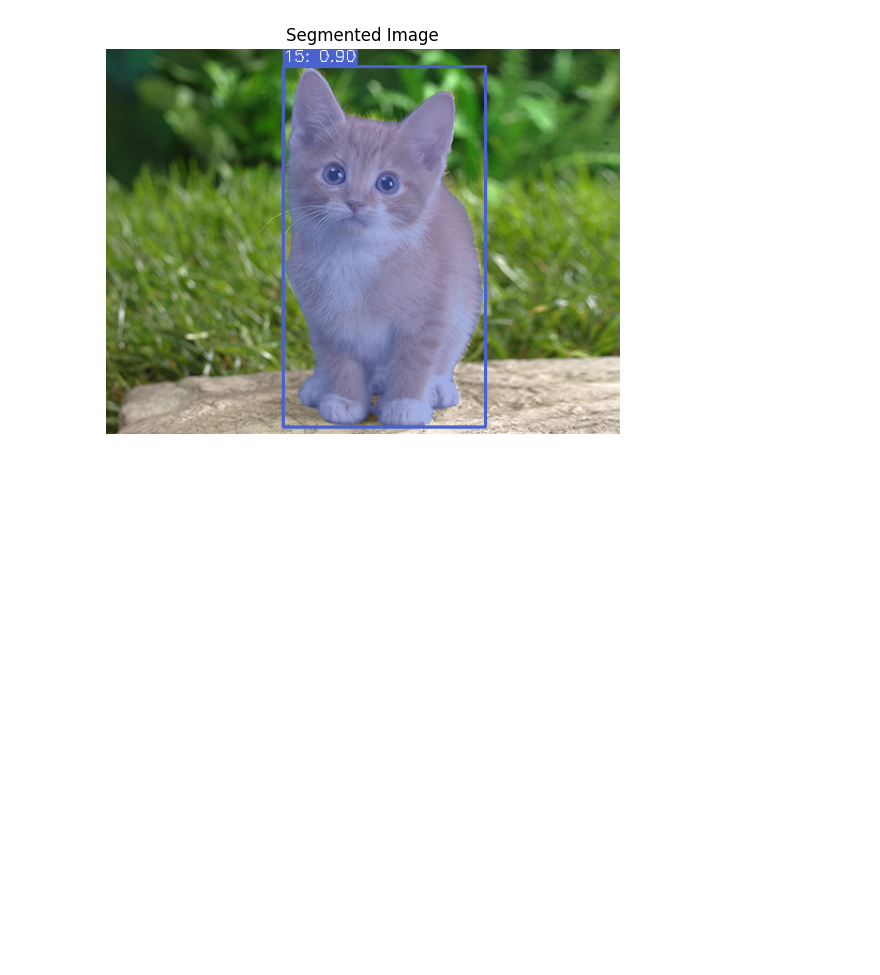
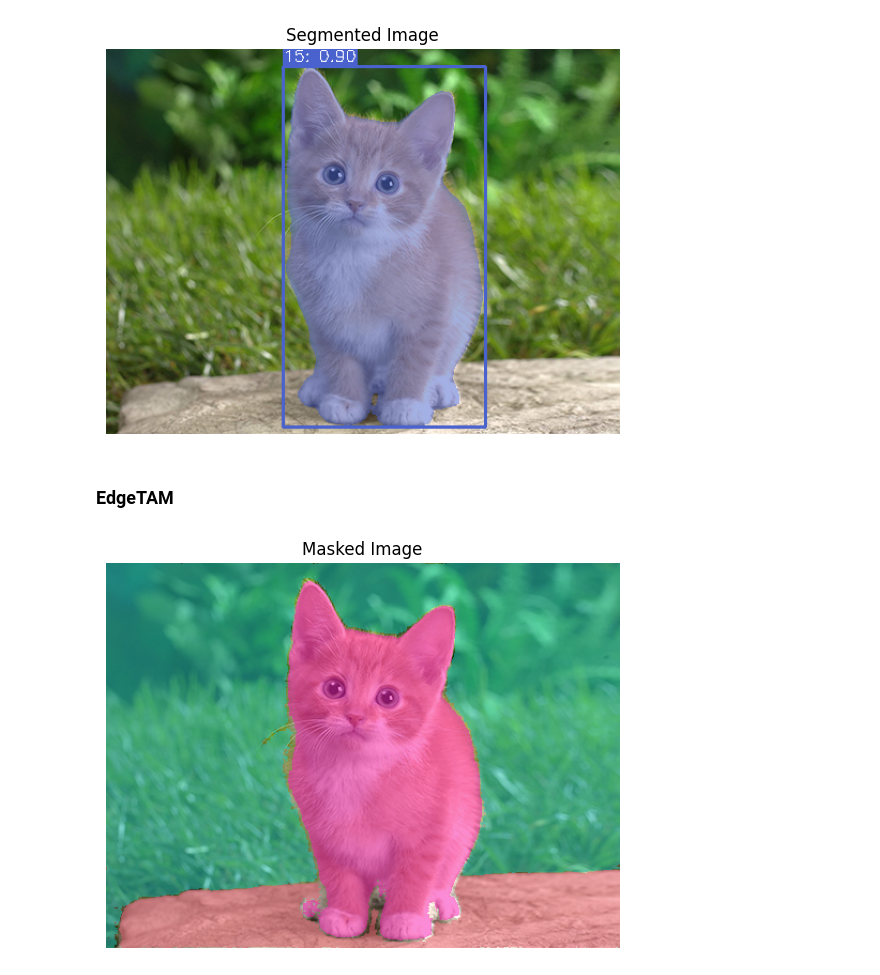
Before and after one commit to nomusanma/ezonnx-copy, a Jupyter notebook: examples/segmentation.ipynb, the cells around one changed output. Drawn from its saved outputs; the diff is of its cells as text; code cells hidden in the pictures; blank space fills up the shorter version.

Commit message:
add EdgeTAM

```diff
--- a/examples/segmentation.ipynb
+++ b/examples/segmentation.ipynb
@@ -23,3 +23,17 @@ res = yoloseg("images/cat.jpg")
 visualize_images("Segmented Image",res.visualized_img)
 # %% [output]
 [figure]
+# %% [markdown]
+### EdgeTAM
+# %%
+from ezonnx import EdgeTAM, visualize_images
+tam = EdgeTAM()
+res = tam.set_image("images/cat.jpg")
+# add point with positive or not and its label
+res = tam.set_point((240, 180), True, 1)
+res = tam.set_point((50,50), True, 2)
+res = tam.set_point((400,50), True, 2)
+res = tam.set_point((150, 330), True, 3)
+visualize_images("Masked Image",res.visualized_img)
+# %% [output]
+[figure, added]
```
Also changed, not shown: parts of 1 cell of this notebook, 6 other files.
